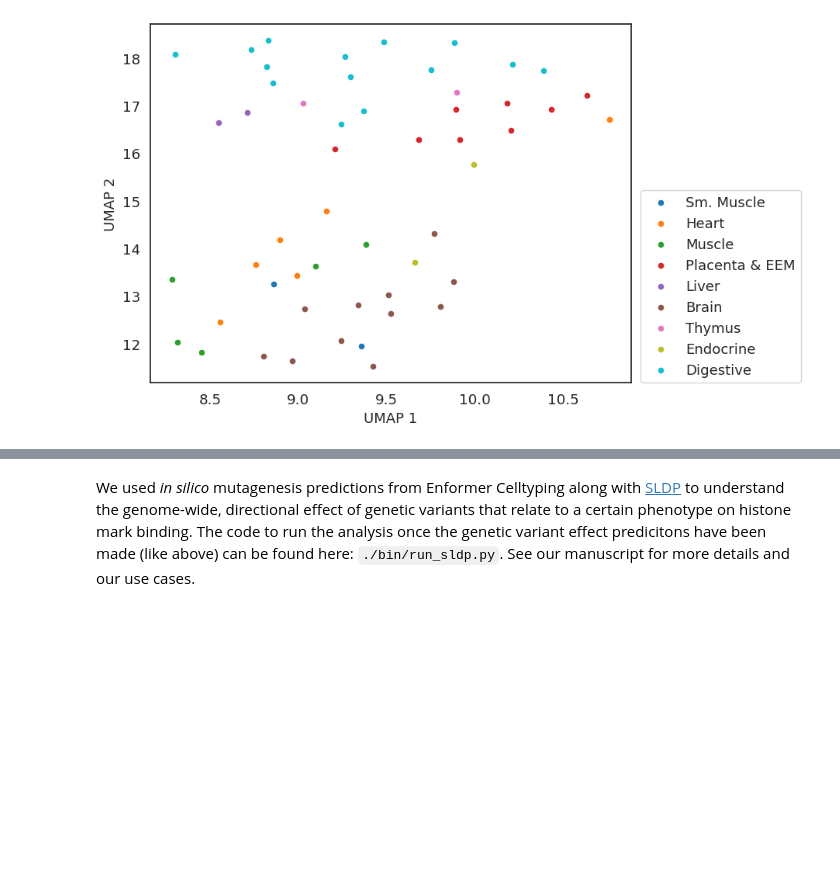
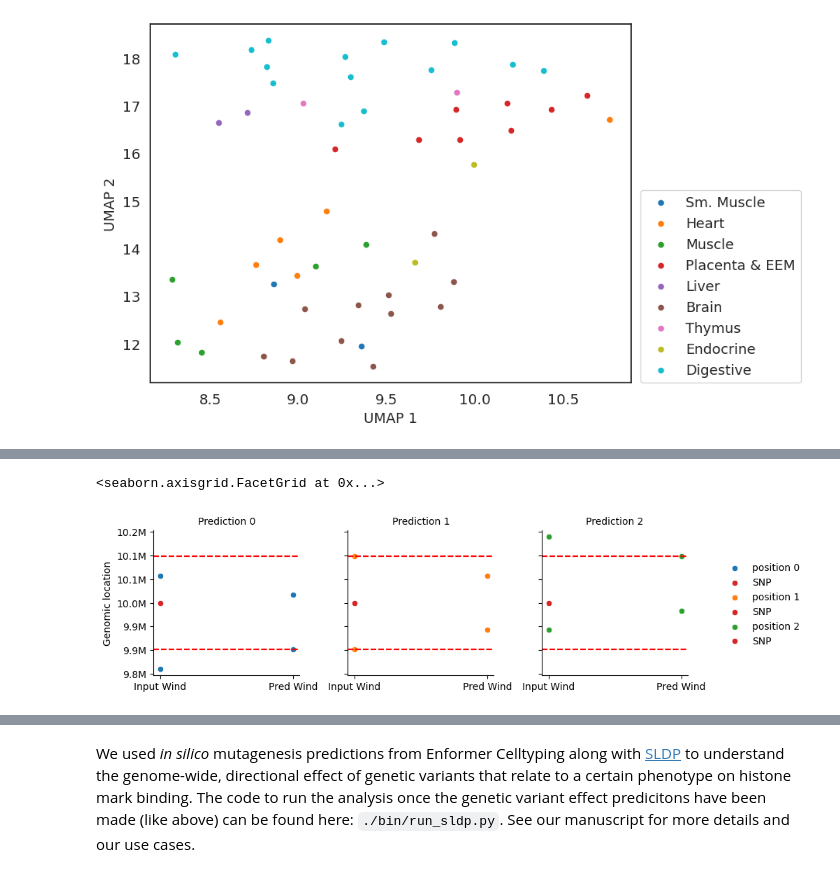
Before and after one commit to neurogenomics/EnformerCelltyping, a Jupyter notebook: using_enformer_celltyping.ipynb, the cells around one changed output, grey strips where cells are left out. Cells and saved outputs as stored; diff of their text form; code cells hidden in the pictures; blank space fills up the shorter version.

```diff
--- a/using_enformer_celltyping.ipynb
+++ b/using_enformer_celltyping.ipynb
@@ -405,0 +410,14 @@ Enformer Celltyping can also be used for this task and, taking advantage of it's
+# %%
+#import functions to make predicting SNP effect easier
+from EnformerCelltyping.utils import (create_ref_alt_DNA_window,
+                                      plot_snp_dna_window,
+                                      predict_snp_effect_sldp
+                                      )
+
+dna_strt, snp_pos = create_ref_alt_DNA_window(chro = 'chr6',
+                                              pos = 10_000_001)
+#can plot if we want:
+plot_snp_dna_window(dna_strt,snp_pos)
+# %% [output]
+<seaborn.axisgrid.FacetGrid at 0x...>
+[figure, added]
```
Also changed, not shown: parts of 12 cells of this notebook, 2 other files.
